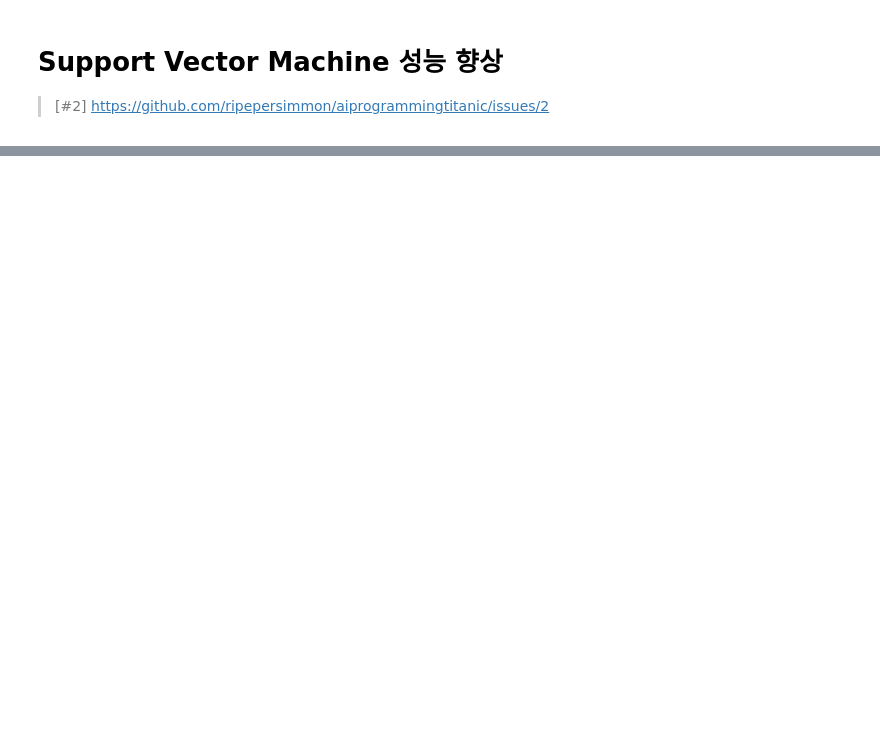
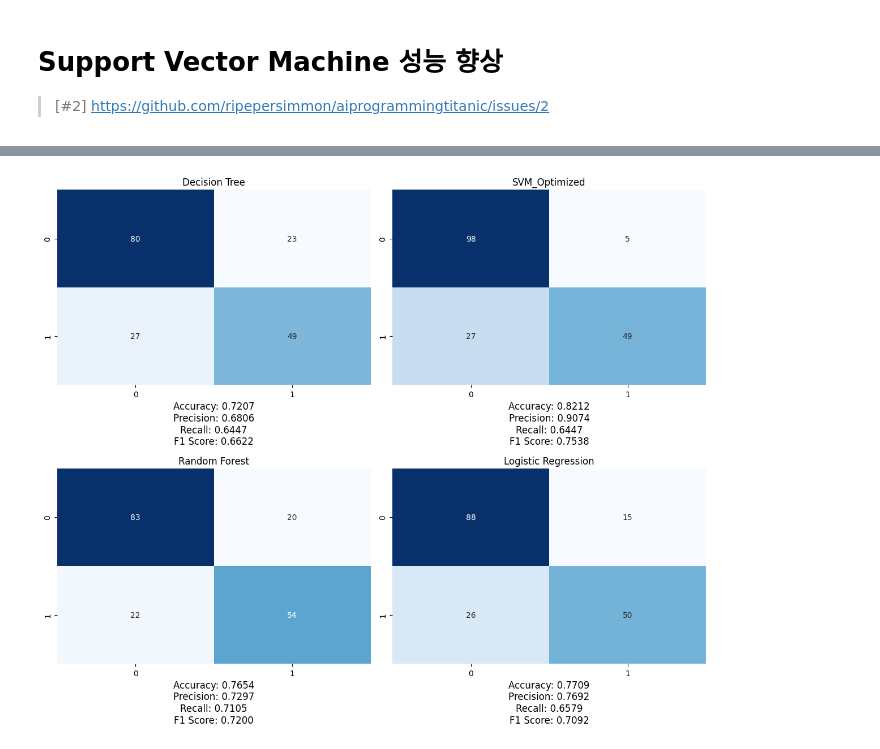
Before and after one commit to ripepersimmon/aiprogrammingtitanic, a Jupyter notebook: code/finalcode.ipynb, the cells around one changed output, grey strips where cells are left out. Cells and saved outputs as stored; diff of their text form; code cells hidden in the pictures; blank space fills up the shorter version.

```diff
--- a/code/finalcode.ipynb
+++ b/code/finalcode.ipynb
@@ -314,7 +260,7 @@ from sklearn.pipeline import Pipeline
 from sklearn.preprocessing import StandardScaler
 # %%
 pipe_svc = Pipeline([('scl', StandardScaler()), ('clf', SVC(random_state= 202300698))])
-param_range = [0.0001, 0.001, 0.01, 0.1, 1.0, 10.0, 100.0, 1000.0]
+param_range = [0.1, 1.0, 10.0]
 param_grid = [
     {'clf__C' : param_range, 'clf__kernel': ['linear']},
     {'clf__C' : param_range, 'clf__gamma': param_range, 'clf__kernel': ['rbf']}
@@ -324,7 +270,7 @@ svm_model_grid = GridSearchCV(estimator = pipe_svc, param_grid=param_grid,
                   scoring = 'accuracy', cv = 10, n_jobs = 5)
 svm_model_grid = svm_model_grid.fit(X_train, y_train)
 # %%
-svmgrid_y_pred = svm_model.predict(X_val)
+svmgrid_y_pred = svm_model_grid.predict(X_val)
 
 # 성능 평가
 svmgrid_accuracy = accuracy_score(y_val, svmgrid_y_pred)
@@ -341,0 +296,32 @@ print(f'Recall: {svmgrid_recall:.4f}')
+# %%
+fig, axes = plt.subplots(2, 2, figsize=(12, 10))
+
+# Decision Tree 혼동행렬
+sns.heatmap(dt_conf_matrix, annot=True, fmt='d', cmap='Blues', ax=axes[0, 0], cbar=False)
+axes[0, 0].set_title("Decision Tree")
+axes[0, 0].text(0.5, -0.2,
+                f'Accuracy: {dt_accuracy:.4f}\nPrecision: {dt_precision:.4f}\nRecall: {dt_recall:.4f}\nF1 Score: {dt_f1_score:.4f}',
+                  ha='center', va='center', transform=axes[0, 0].transAxes, fontsize=12, color='black')
+# SVM 혼동행렬
+sns.heatmap(svmgrid_conf_matrix, annot=True, fmt='d', cmap='Blues', ax=axes[0, 1], cbar=False)
+axes[0, 1].set_title("SVM_Optimized")
+axes[0, 1].text(0.5, -0.2,
+                f'Accuracy: {svmgrid_accuracy:.4f}\nPrecision: {svmgrid_precision:.4f}\nRecall: {svmgrid_recall:.4f}\nF1 Score: {svmgrid_f1_score:.4f}',
+                  ha='center', va='center', transform=axes[0, 1].transAxes, fontsize=12, color='black')
+# Random Forest 혼동행렬
+sns.heatmap(rf_conf_matrix, annot=True, fmt='d', cmap='Blues', ax=axes[1, 0], cbar=False)
+axes[1, 0].set_title("Random Forest")
+axes[1, 0].text(0.5, -0.2,
+                f'Accuracy: {rf_accuracy:.4f}\nPrecision: {rf_precision:.4f}\nRecall: {rf_recall:.4f}\nF1 Score: {rf_f1_score:.4f}',
+                  ha='center', va='center', transform=axes[1, 0].transAxes, fontsize=12, color='black')
+# Logistic Regression 혼동행렬
+sns.heatmap(lr_conf_matrix, annot=True, fmt='d', cmap='Blues', ax=axes[1, 1], cbar=False)
+axes[1, 1].set_title("Logistic Regression")
+axes[1, 1].text(0.5, -0.2,
+                f'Accuracy: {lr_accuracy:.4f}\nPrecision: {lr_precision:.4f}\nRecall: {lr_recall:.4f}\nF1 Score: {lr_f1_score:.4f}',
+                  ha='center', va='center', transform=axes[1, 1].transAxes, fontsize=12, color='black')
+# 레이아웃 조정
+plt.tight_layout()
+plt.show()
+# %% [output]
+[figure, added]
```
Also changed, not shown: parts of 7 cells of this notebook.
